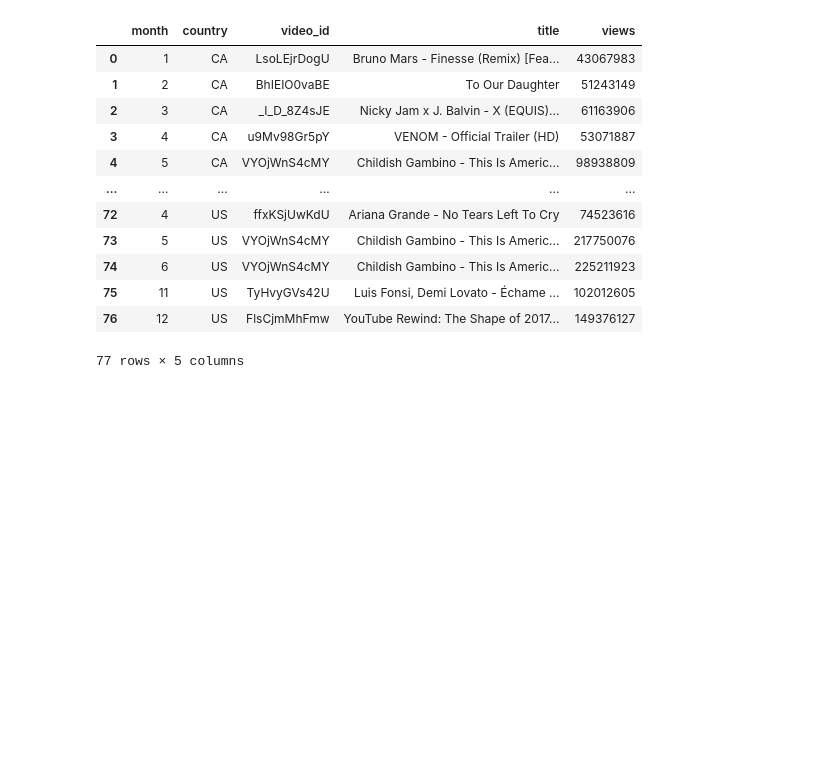
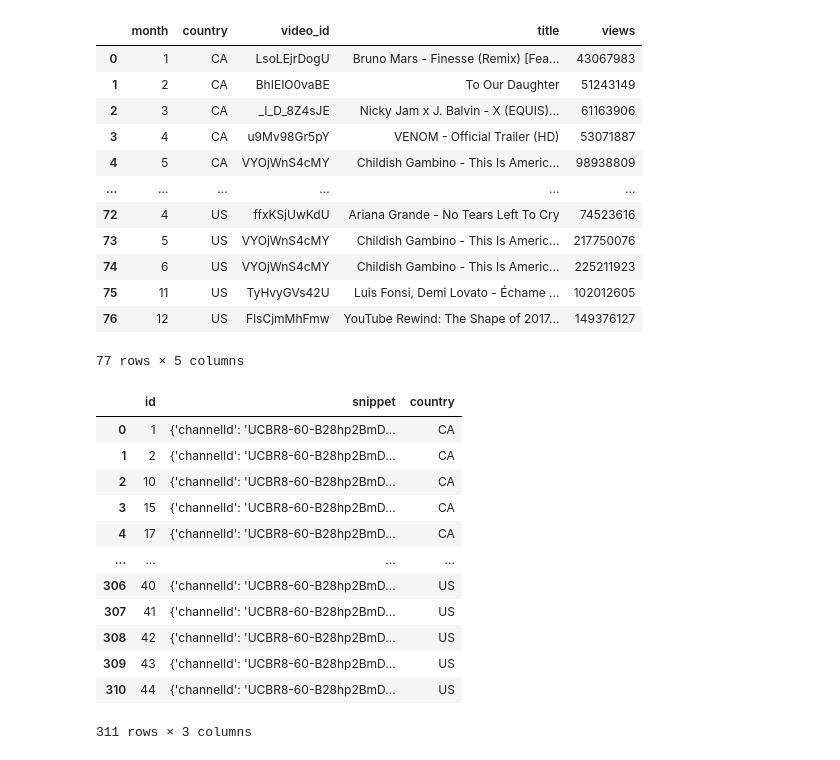
Before and after one commit to MarcoAsturi/CS_project, a Jupyter notebook: analysis.ipynb, the cells around one changed output. Drawn from its saved outputs; the diff is of its cells as text; code cells hidden in the pictures; blank space fills up the shorter version.

```diff
--- a/analysis.ipynb
+++ b/analysis.ipynb
@@ -718,3 +719,37 @@ df_bestvid_per_country_month
 | 75 | 11 | US | TyHvyGVs42U | Luis Fonsi, Demi Lovato - Échame ... | 102012605 |
 | 76 | 12 | US | FlsCjmMhFmw | YouTube Rewind: The Shape of 2017... | 149376127 |
 77 rows × 5 columns
+# %%
+df_categories = pd.DataFrame()
+
+for files in os.listdir(data_dir):
+    if files.endswith(".json"):
+        file_path = os.path.join(data_dir, files)
+        with open(file_path, 'r', encoding='utf-8', errors='replace') as json_file:
+            data = json.load(json_file)
+        df_category_temp = pd.DataFrame(data['items']).get(['id', 'snippet'])
+        df_category_temp['country'] = files[:2]
+        df_categories = pd.concat([df_categories, df_category_temp])
+        df_categories = df_categories.reset_index(drop=True)
+
+df_categories = df_categories.rename(
+    columns={
+        'snippet.title': 'category'
+    }
+)
+# %%
+df_categories
+# %% [output]
+|  | id | snippet | country |
+| 0 | 1 | {'channelId': 'UCBR8-60-B28hp2BmD... | CA |
+| 1 | 2 | {'channelId': 'UCBR8-60-B28hp2BmD... | CA |
+| 2 | 10 | {'channelId': 'UCBR8-60-B28hp2BmD... | CA |
+| 3 | 15 | {'channelId': 'UCBR8-60-B28hp2BmD... | CA |
+| 4 | 17 | {'channelId': 'UCBR8-60-B28hp2BmD... | CA |
+| ... | ... | ... | ... |
+| 306 | 40 | {'channelId': 'UCBR8-60-B28hp2BmD... | US |
+| 307 | 41 | {'channelId': 'UCBR8-60-B28hp2BmD... | US |
+| 308 | 42 | {'channelId': 'UCBR8-60-B28hp2BmD... | US |
+| 309 | 43 | {'channelId': 'UCBR8-60-B28hp2BmD... | US |
+| 310 | 44 | {'channelId': 'UCBR8-60-B28hp2BmD... | US |
+311 rows × 3 columns
```
Also changed, not shown: parts of 1 cell of this notebook.
